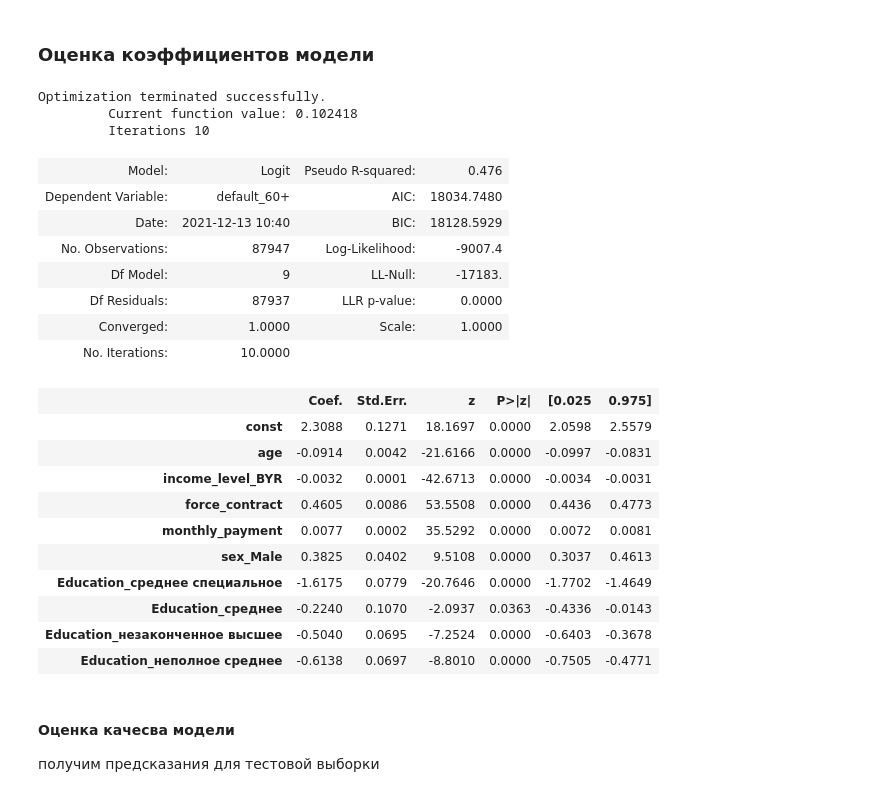
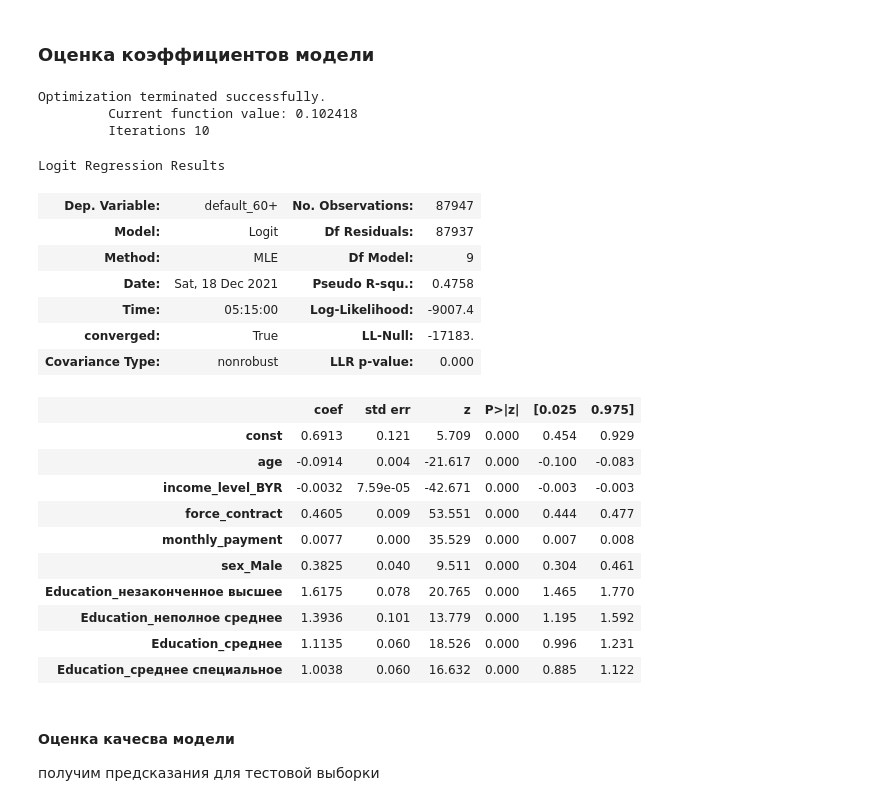
Before and after one commit to Dranikf/credit_scoring_for_uni, a Jupyter notebook: logit_model.ipynb, the cells around one changed output. Drawn from its saved outputs; the diff is of its cells as text; code cells hidden in the pictures.

Commit message:
result commit

```diff
--- a/logit_model.ipynb
+++ b/logit_model.ipynb
@@ -233,30 +249,30 @@ data.head()
 ### Оценка коэффициентов модели
 # %%
 model = Logit(train_data.loc[:,'default_60+'], train_data.loc[:,train_data.columns != 'default_60+']).fit()
-model.summary2()
+model.summary()
 # %% [output]
 Optimization terminated successfully.
          Current function value: 0.102418
          Iterations 10
+Logit Regression Results
-| Model: | Logit | Pseudo R-squared: | 0.476 |
-| Dependent Variable: | default_60+ | AIC: | 18034.7480 |
-| Date: | 2021-12-13 10:40 | BIC: | 18128.5929 |
-| No. Observations: | 87947 | Log-Likelihood: | -9007.4 |
-| Df Model: | 9 | LL-Null: | -17183. |
-| Df Residuals: | 87937 | LLR p-value: | 0.0000 |
-| Converged: | 1.0000 | Scale: | 1.0000 |
-| No. Iterations: | 10.0000 |  |  |
+| Dep. Variable: | default_60+ | No. Observations: | 87947 |
+| Model: | Logit | Df Residuals: | 87937 |
+| Method: | MLE | Df Model: | 9 |
+| Date: | Sat, 18 Dec 2021 | Pseudo R-squ.: | 0.4758 |
+| Time: | 05:15:00 | Log-Likelihood: | -9007.4 |
+| converged: | True | LL-Null: | -17183. |
+| Covariance Type: | nonrobust | LLR p-value: | 0.000 |
-|  | Coef. | Std.Err. | z | P>|z| | [0.025 | 0.975] |
-| const | 2.3088 | 0.1271 | 18.1697 | 0.0000 | 2.0598 | 2.5579 |
-| age | -0.0914 | 0.0042 | -21.6166 | 0.0000 | -0.0997 | -0.0831 |
-| income_level_BYR | -0.0032 | 0.0001 | -42.6713 | 0.0000 | -0.0034 | -0.0031 |
-| force_contract | 0.4605 | 0.0086 | 53.5508 | 0.0000 | 0.4436 | 0.4773 |
-| monthly_payment | 0.0077 | 0.0002 | 35.5292 | 0.0000 | 0.0072 | 0.0081 |
-| sex_Male | 0.3825 | 0.0402 | 9.5108 | 0.0000 | 0.3037 | 0.4613 |
-| Education_среднее специальное | -1.6175 | 0.0779 | -20.7646 | 0.0000 | -1.7702 | -1.4649 |
-| Education_среднее | -0.2240 | 0.1070 | -2.0937 | 0.0363 | -0.4336 | -0.0143 |
-| Education_незаконченное высшее | -0.5040 | 0.0695 | -7.2524 | 0.0000 | -0.6403 | -0.3678 |
-| Education_неполное среднее | -0.6138 | 0.0697 | -8.8010 | 0.0000 | -0.7505 | -0.4771 |
+|  | coef | std err | z | P>|z| | [0.025 | 0.975] |
+| const | 0.6913 | 0.121 | 5.709 | 0.000 | 0.454 | 0.929 |
+| age | -0.0914 | 0.004 | -21.617 | 0.000 | -0.100 | -0.083 |
+| income_level_BYR | -0.0032 | 7.59e-05 | -42.671 | 0.000 | -0.003 | -0.003 |
+| force_contract | 0.4605 | 0.009 | 53.551 | 0.000 | 0.444 | 0.477 |
+| monthly_payment | 0.0077 | 0.000 | 35.529 | 0.000 | 0.007 | 0.008 |
+| sex_Male | 0.3825 | 0.040 | 9.511 | 0.000 | 0.304 | 0.461 |
+| Education_незаконченное высшее | 1.6175 | 0.078 | 20.765 | 0.000 | 1.465 | 1.770 |
+| Education_неполное среднее | 1.3936 | 0.101 | 13.779 | 0.000 | 1.195 | 1.592 |
+| Education_среднее | 1.1135 | 0.060 | 18.526 | 0.000 | 0.996 | 1.231 |
+| Education_среднее специальное | 1.0038 | 0.060 | 16.632 | 0.000 | 0.885 | 1.122 |
 # %% [markdown]
 #### Оценка качесва модели
 
```
Also changed, not shown: parts of 6 cells of this notebook, 32 other files.
